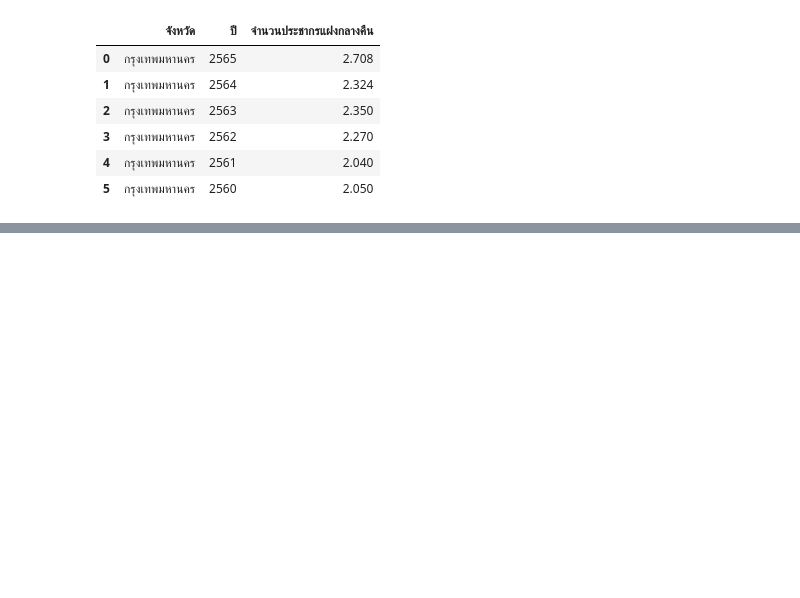
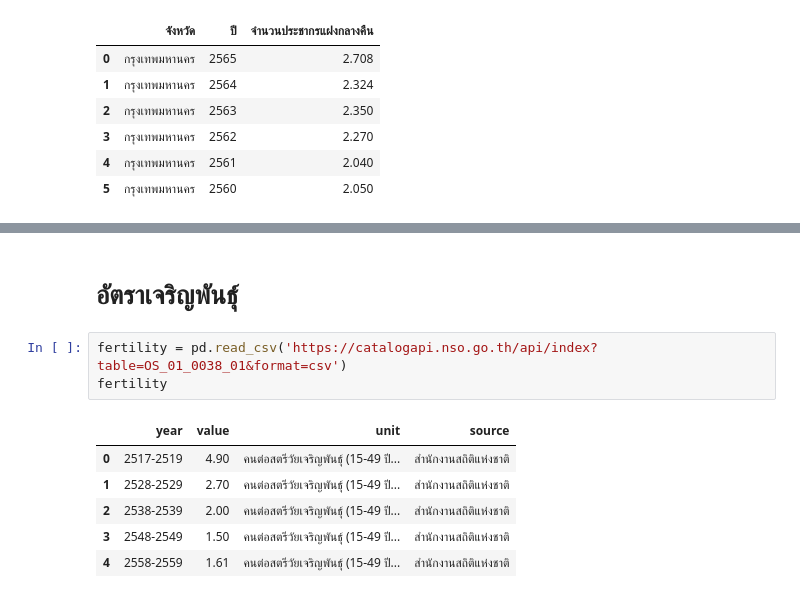
Before and after one commit to Zylink2/Machine_Learning_Project_2, a Jupyter notebook: Com/Test_Com2.ipynb, the cells around one changed output, grey strips where cells are left out. Saved outputs shown, nothing was run; the diff lists cells and outputs as text; blank space fills up the shorter version.

```diff
--- a/Com/Test_Com2.ipynb
+++ b/Com/Test_Com2.ipynb
@@ -403,0 +407,12 @@ sns.barplot("")
+# %% [markdown]
+# อัตราเจริญพันธุ์
+# %%
+fertility = pd.read_csv('https://catalogapi.nso.go.th/api/index?table=OS_01_0038_01&format=csv')
+fertility
+# %% [output]
+|  | year | value | unit | source |
+| 0 | 2517-2519 | 4.90 | คนต่อสตรีวัยเจริญพันธุ์ (15-49 ปี... | สำนักงานสถิติแห่งชาติ |
+| 1 | 2528-2529 | 2.70 | คนต่อสตรีวัยเจริญพันธุ์ (15-49 ปี... | สำนักงานสถิติแห่งชาติ |
+| 2 | 2538-2539 | 2.00 | คนต่อสตรีวัยเจริญพันธุ์ (15-49 ปี... | สำนักงานสถิติแห่งชาติ |
+| 3 | 2548-2549 | 1.50 | คนต่อสตรีวัยเจริญพันธุ์ (15-49 ปี... | สำนักงานสถิติแห่งชาติ |
+| 4 | 2558-2559 | 1.61 | คนต่อสตรีวัยเจริญพันธุ์ (15-49 ปี... | สำนักงานสถิติแห่งชาติ |
```
Also changed, not shown: parts of 7 cells of this notebook.
